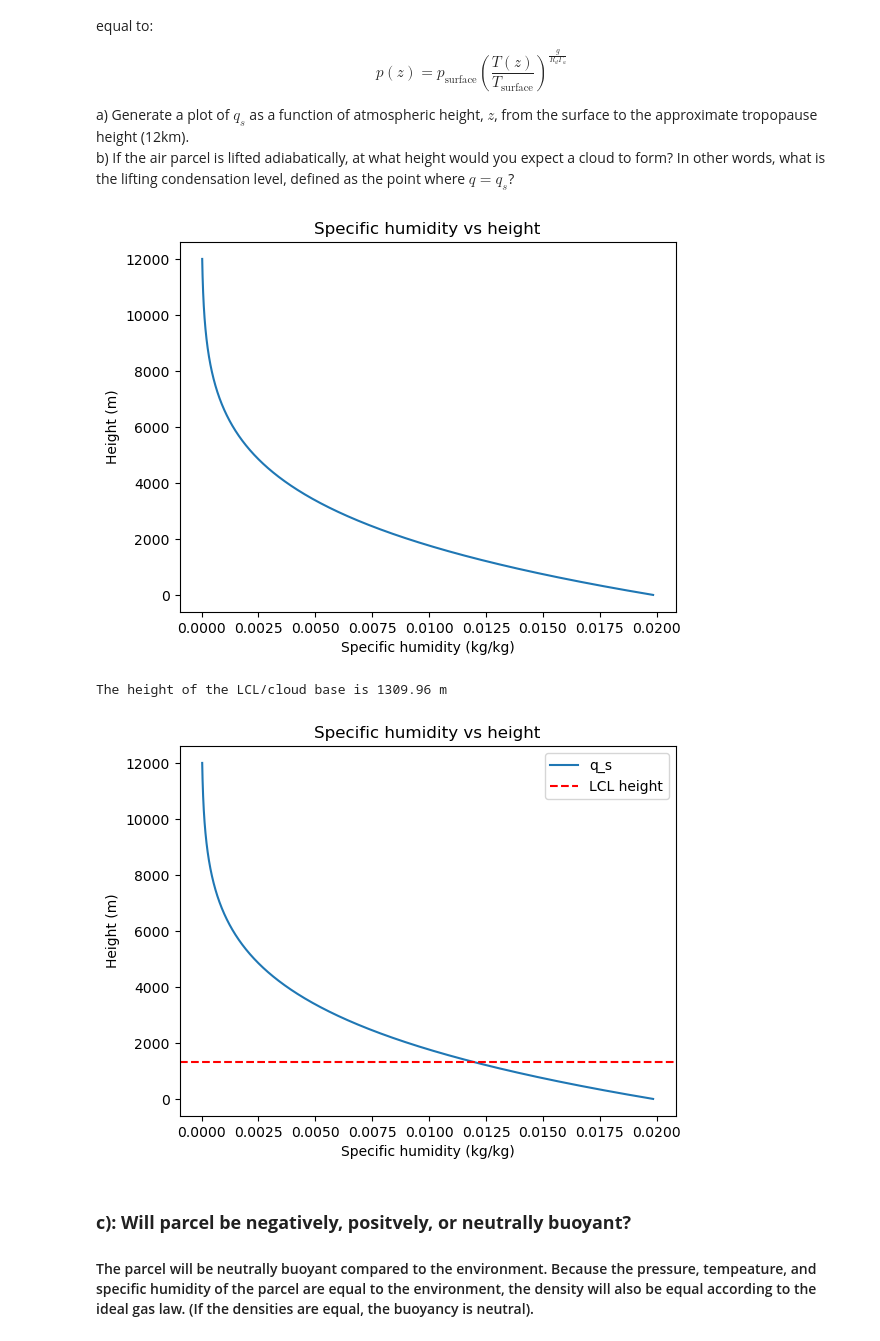
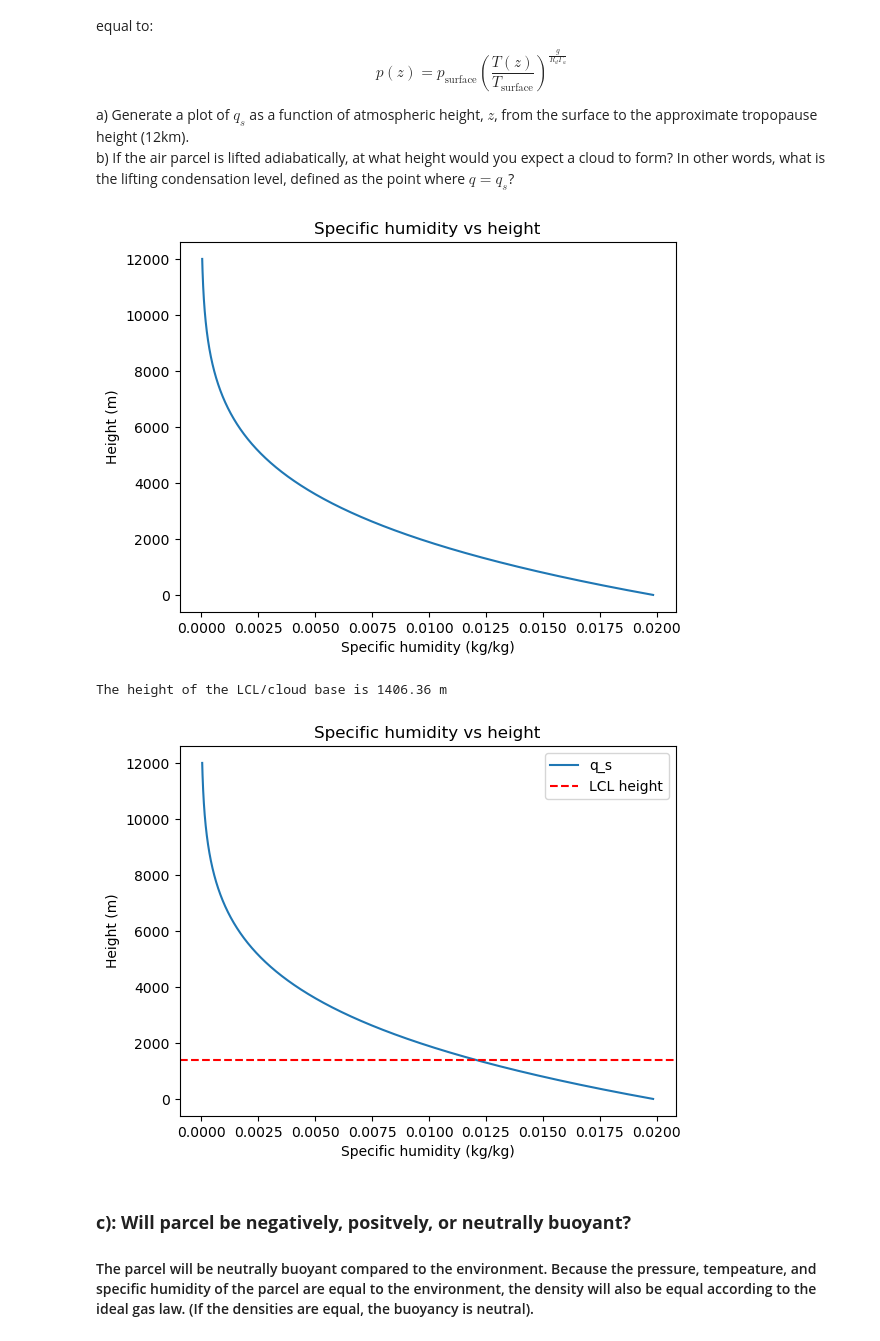
Before and after one commit to atdunwoody/EcoHydro, a Jupyter notebook: CIVE 520/HW2.ipynb, the cells around one changed output. Drawn from its saved outputs; the diff is of its cells as text; code cells hidden in the pictures.

```diff
--- a/CIVE 520/HW2.ipynb
+++ b/CIVE 520/HW2.ipynb
@@ -52,36 +52,37 @@ T_s = 273.15 + 25 #K surface temperature
 P_s = 101300 #Pa surface pressure
 q = 12/1000 # kg/kg specific humidity
 R_d = 287 #J/kg/K gas constant for dry air
 R_v = 461 #J/kg/K gas constant for water vapor
 epsilon = R_d / R_v #ratio of gas constants
 L_v = 2.5 * 10**6 #J/kg latent heat of vaporization
+L_s = 2.83 * 10**6 #J/kg latent heat of sublimation
 rho_water = 1000 #kg/m^3 density of water
 g = 9.81 #m/s^2 acceleration due to gravity
 c_p = 1005 #J/kg/K specific heat of dry air at constant pressure
 
 
-z = np.linspace(0, 12000, 1000) #create an array of evenly spaced heights from 0 to 12 km
+z = np.linspace(0, 12000, 12000) #create an array of evenly spaced heights from 0 to 12 km
 
 def calc_ambient_temp(z):
     return T_s - ambient_lapse_rate * z
 
 def calc_ambient_pressure(z):
-    return P_s * (calc_ambient_temp(z)/T_s)**(g / (dry_lapse_rate * R_d))
+    return P_s * (calc_ambient_temp(z)/T_s)**(g / (ambient_lapse_rate * R_d))
 
 def calc_e_sat(T):
     return 611 * np.exp((L_v / R_v) * (1 / 273.15 - 1 / T))
 
 def q_s(z):
     return epsilon * calc_e_sat(calc_ambient_temp(z)) / calc_ambient_pressure(z)
 
 
 plt.plot(q_s(z), z)
 plt.xlabel('Specific humidity (kg/kg)')
 plt.ylabel('Height (m)')
 plt.title('Specific humidity vs height')
 plt.show()
 # %% [output]
-[figure, old version]
+[figure, new version]
 # %%
 #Part b: At what height does LCL occur? (i.e. where does q_s = q?)
 
@@ -100,8 +101,8 @@ plt.title('Specific humidity vs height')
 plt.legend()
 plt.show()
 # %% [output]
-The height of the LCL/cloud base is 1309.96 m
+The height of the LCL/cloud base is 1406.36 m
-[figure, old version]
+[figure, new version]
 # %% [markdown]
 ### **c): Will parcel be negatively, positvely, or neutrally buoyant?**
 #### The parcel will be neutrally buoyant compared to the environment. Because the pressure, tempeature, and specific humidity of the parcel are equal to the environment, the density will also be equal according to the ideal gas law. (If the densities are equal, the buoyancy is neutral).
```
Also changed, not shown: parts of 2 cells of this notebook, 5 other files.
